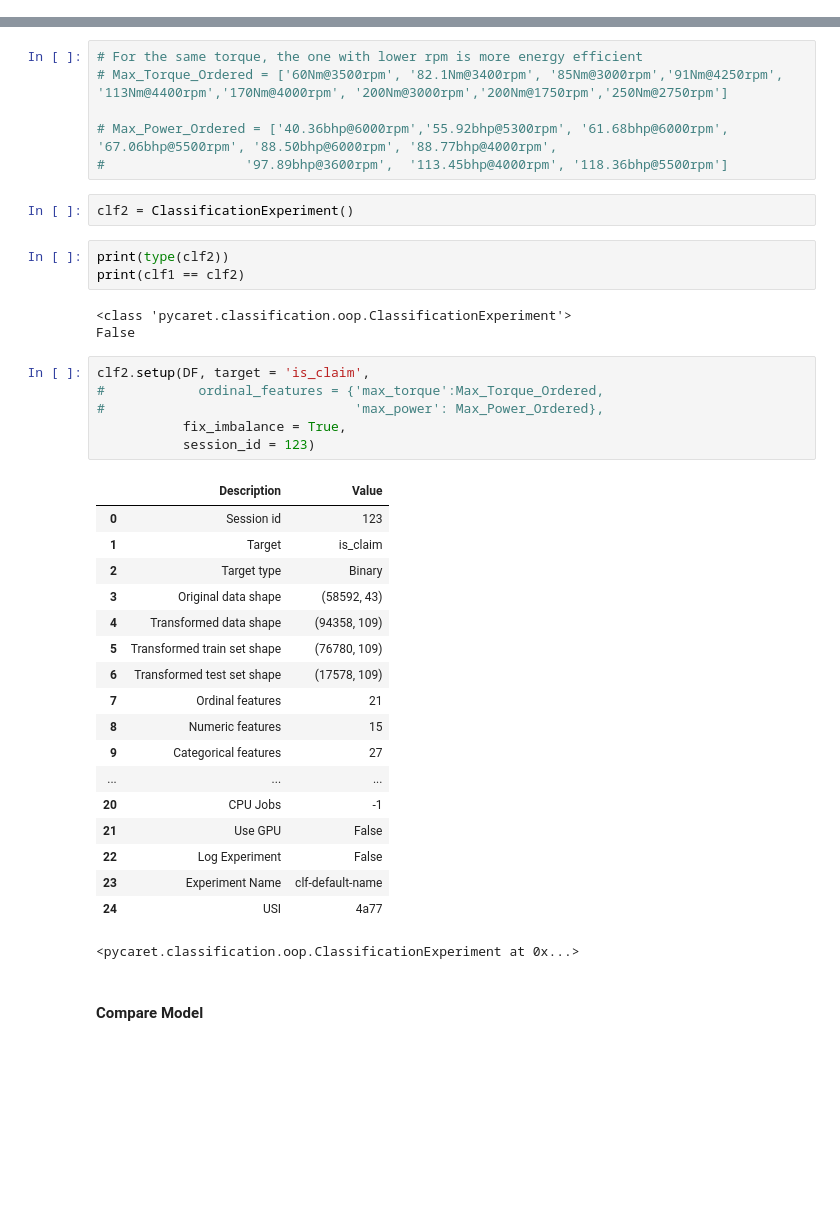
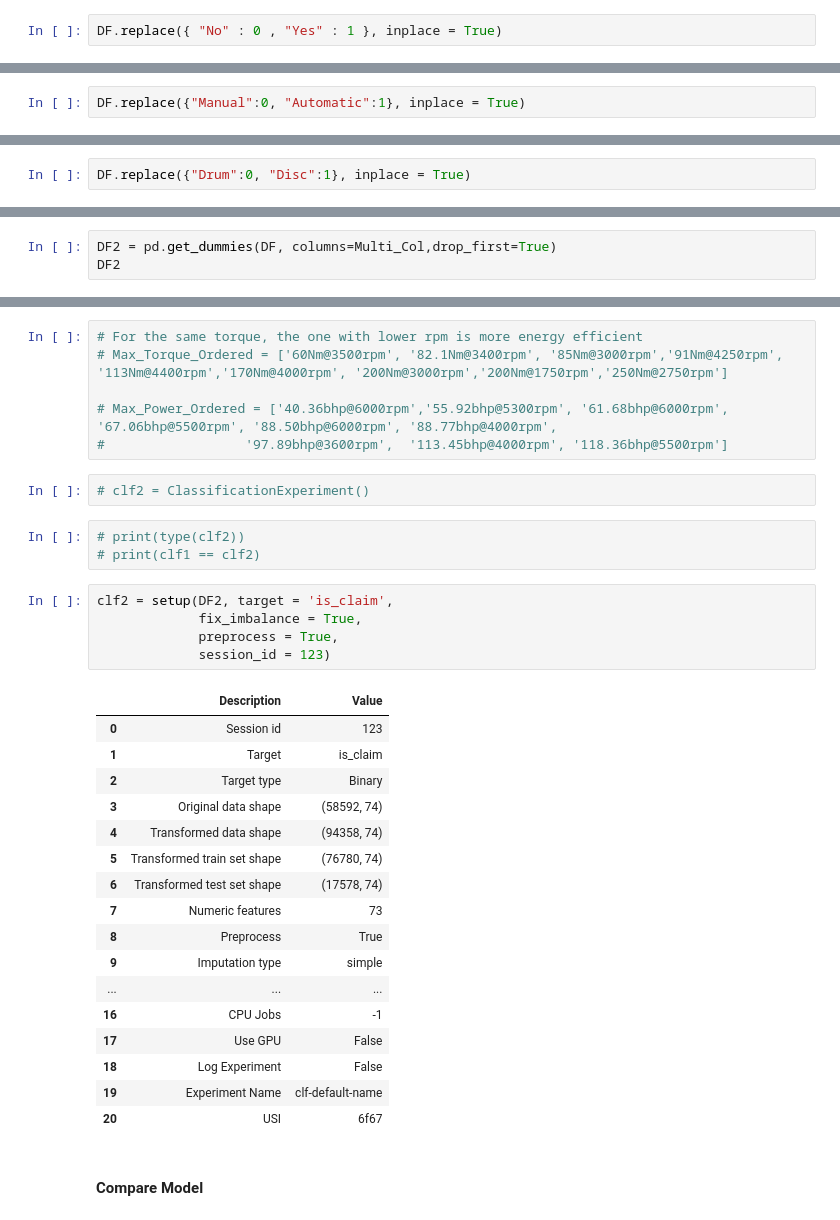
Before and after one commit to AI-13/Car-Insurance-Claim-Prediction, a Jupyter notebook: Car Insurance Claim Modelling 1.ipynb, the cells around one changed output, grey strips where cells are left out. Cells and saved outputs as stored; diff of their text form; blank space fills up the shorter version.

```diff
--- a/Car Insurance Claim Modelling 1.ipynb
+++ b/Car Insurance Claim Modelling 1.ipynb
@@ -503,0 +490,2 @@ DF[Binary_Col] = DF[Binary_Col].apply(LE.fit_transform)
+# %%
+DF.replace({ "No" : 0 , "Yes" : 1 }, inplace = True)
@@ -503,0 +498,2 @@ DF[Binary_Col] = DF[Binary_Col].apply(LE.fit_transform)
+# %%
+DF.replace({"Manual":0, "Automatic":1}, inplace = True)
@@ -503,0 +512,2 @@ DF[Binary_Col] = DF[Binary_Col].apply(LE.fit_transform)
+# %%
+DF.replace({"Drum":0, "Disc":1}, inplace = True)
@@ -650,0 +587,3 @@ DF_Ready
+# %%
+DF2 = pd.get_dummies(DF, columns=Multi_Col,drop_first=True)
+DF2
@@ -716,38 +682,33 @@ KNeighborsClassifier(algorithm='auto', leaf_size=30, metric='minkowski',
 # Max_Power_Ordered = ['40.36bhp@6000rpm','55.92bhp@5300rpm', '61.68bhp@6000rpm', '67.06bhp@5500rpm', '88.50bhp@6000rpm', '88.77bhp@4000rpm',
 #                  '97.89bhp@3600rpm',  '113.45bhp@4000rpm', '118.36bhp@5500rpm']
 # %%
-clf2 = ClassificationExperiment()
+# clf2 = ClassificationExperiment()
 # %%
-print(type(clf2))
-print(clf1 == clf2)
+# print(type(clf2))
+# print(clf1 == clf2)
-# %% [output]
-<class 'pycaret.classification.oop.ClassificationExperiment'>
-False
 # %%
-clf2.setup(DF, target = 'is_claim',
-#            ordinal_features = {'max_torque':Max_Torque_Ordered,
-#                                'max_power': Max_Power_Ordered},
-           fix_imbalance = True,
-           session_id = 123)
+clf2 = setup(DF2, target = 'is_claim',
+             fix_imbalance = True,
+             preprocess = True,
+             session_id = 123)
 # %% [output]
 |  | Description | Value |
 | 0 | Session id | 123 |
 | 1 | Target | is_claim |
 | 2 | Target type | Binary |
-| 3 | Original data shape | (58592, 43) |
-| 4 | Transformed data shape | (94358, 109) |
-| 5 | Transformed train set shape | (76780, 109) |
-| 6 | Transformed test set shape | (17578, 109) |
-| 7 | Ordinal features | 21 |
-| 8 | Numeric features | 15 |
-| 9 | Categorical features | 27 |
+| 3 | Original data shape | (58592, 74) |
+| 4 | Transformed data shape | (94358, 74) |
+| 5 | Transformed train set shape | (76780, 74) |
+| 6 | Transformed test set shape | (17578, 74) |
+| 7 | Numeric features | 73 |
+| 8 | Preprocess | True |
+| 9 | Imputation type | simple |
 | ... | ... | ... |
-| 20 | CPU Jobs | -1 |
-| 21 | Use GPU | False |
-| 22 | Log Experiment | False |
-| 23 | Experiment Name | clf-default-name |
-| 24 | USI | 4a77 |
+| 16 | CPU Jobs | -1 |
+| 17 | Use GPU | False |
+| 18 | Log Experiment | False |
+| 19 | Experiment Name | clf-default-name |
+| 20 | USI | 6f67 |
-<pycaret.classification.oop.ClassificationExperiment at 0x...>
 # %% [markdown]
 #### Compare Model
 # %%
```
Also changed, not shown: parts of 41 cells of this notebook, 1 other file.
